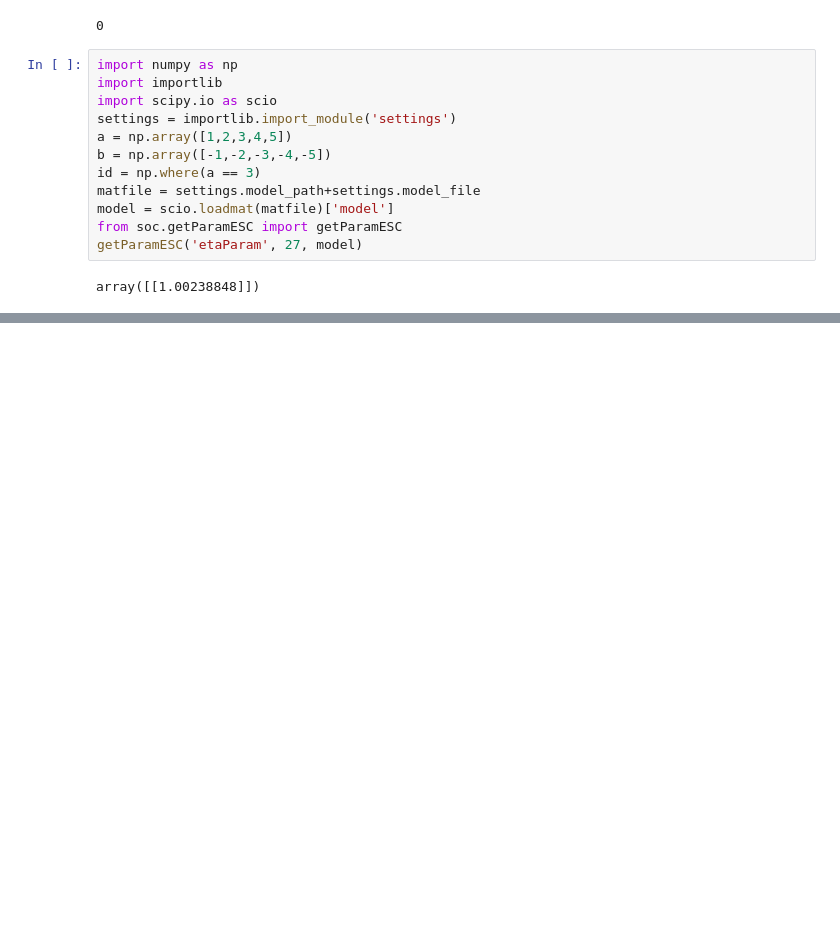
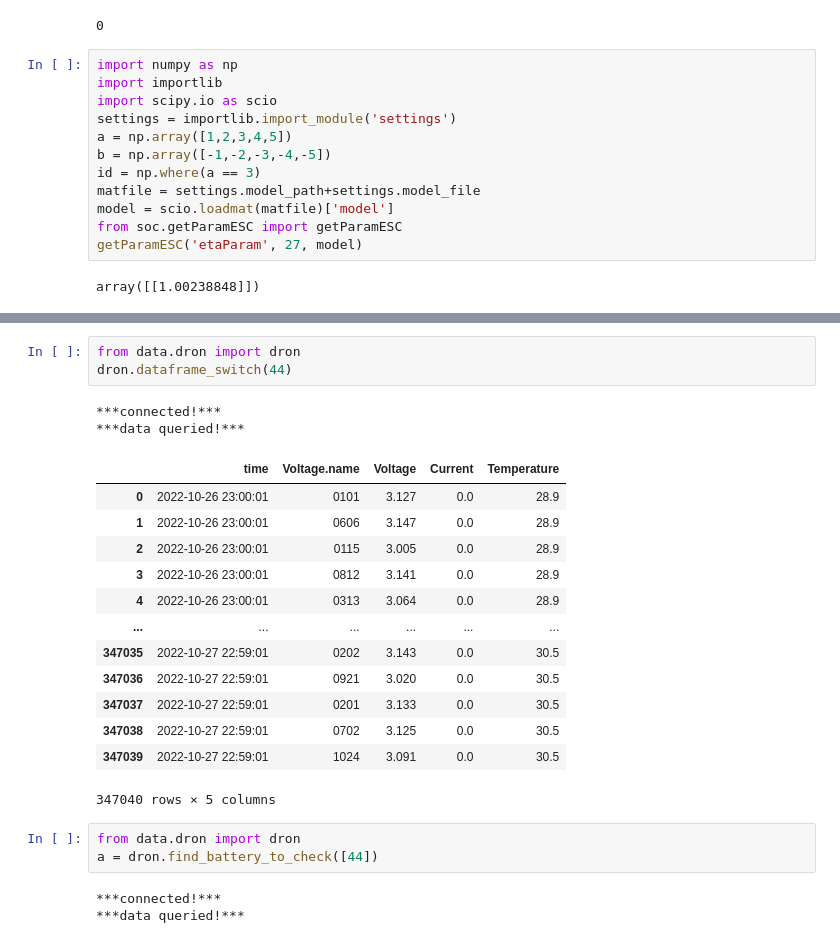
Before and after one commit to Yu-Qing-Zheng/Auto-detection-for-batteries-in-storage-systems, a Jupyter notebook: try.ipynb, the cells around one changed output, grey strips where cells are left out. Saved outputs shown, nothing was run; the diff lists cells and outputs as text; blank space fills up the shorter version.

```diff
--- a/try.ipynb
+++ b/try.ipynb
@@ -672,0 +697,25 @@ a = runSOH(df)
+# %%
+from data.dron import dron
+dron.dataframe_switch(44)
+# %% [output]
+***connected!***
+***data queried!***
+|  | time | Voltage.name | Voltage | Current | Temperature |
+| 0 | 2022-10-26 23:00:01 | 0101 | 3.127 | 0.0 | 28.9 |
+| 1 | 2022-10-26 23:00:01 | 0606 | 3.147 | 0.0 | 28.9 |
+| 2 | 2022-10-26 23:00:01 | 0115 | 3.005 | 0.0 | 28.9 |
+| 3 | 2022-10-26 23:00:01 | 0812 | 3.141 | 0.0 | 28.9 |
+| 4 | 2022-10-26 23:00:01 | 0313 | 3.064 | 0.0 | 28.9 |
+| ... | ... | ... | ... | ... | ... |
+| 347035 | 2022-10-27 22:59:01 | 0202 | 3.143 | 0.0 | 30.5 |
+| 347036 | 2022-10-27 22:59:01 | 0921 | 3.020 | 0.0 | 30.5 |
+| 347037 | 2022-10-27 22:59:01 | 0201 | 3.133 | 0.0 | 30.5 |
+| 347038 | 2022-10-27 22:59:01 | 0702 | 3.125 | 0.0 | 30.5 |
+| 347039 | 2022-10-27 22:59:01 | 1024 | 3.091 | 0.0 | 30.5 |
+347040 rows × 5 columns
+# %%
+from data.dron import dron
+a = dron.find_battery_to_check([44])
+# %% [output]
+***connected!***
+***data queried!***
```
Also changed, not shown: parts of 8 cells of this notebook, 9 other files.
